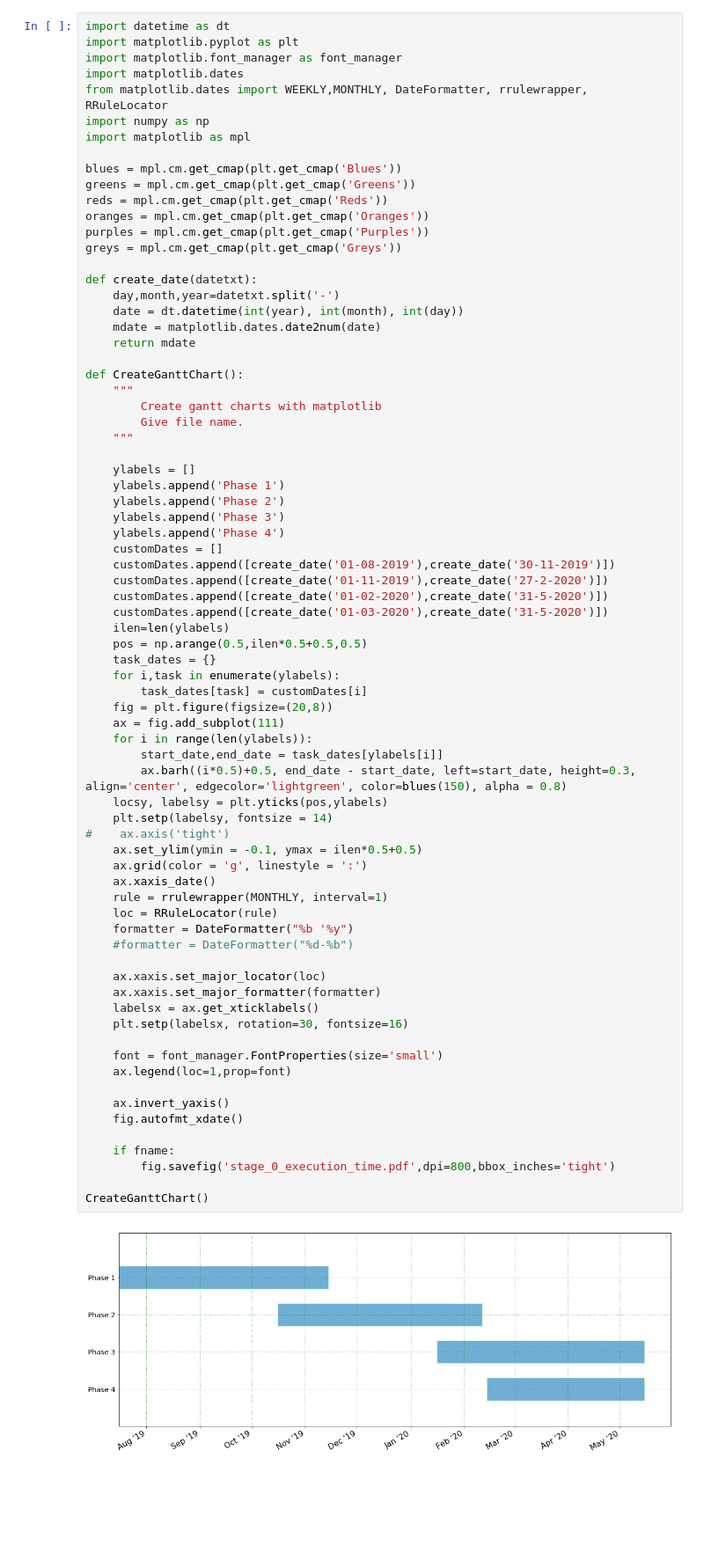
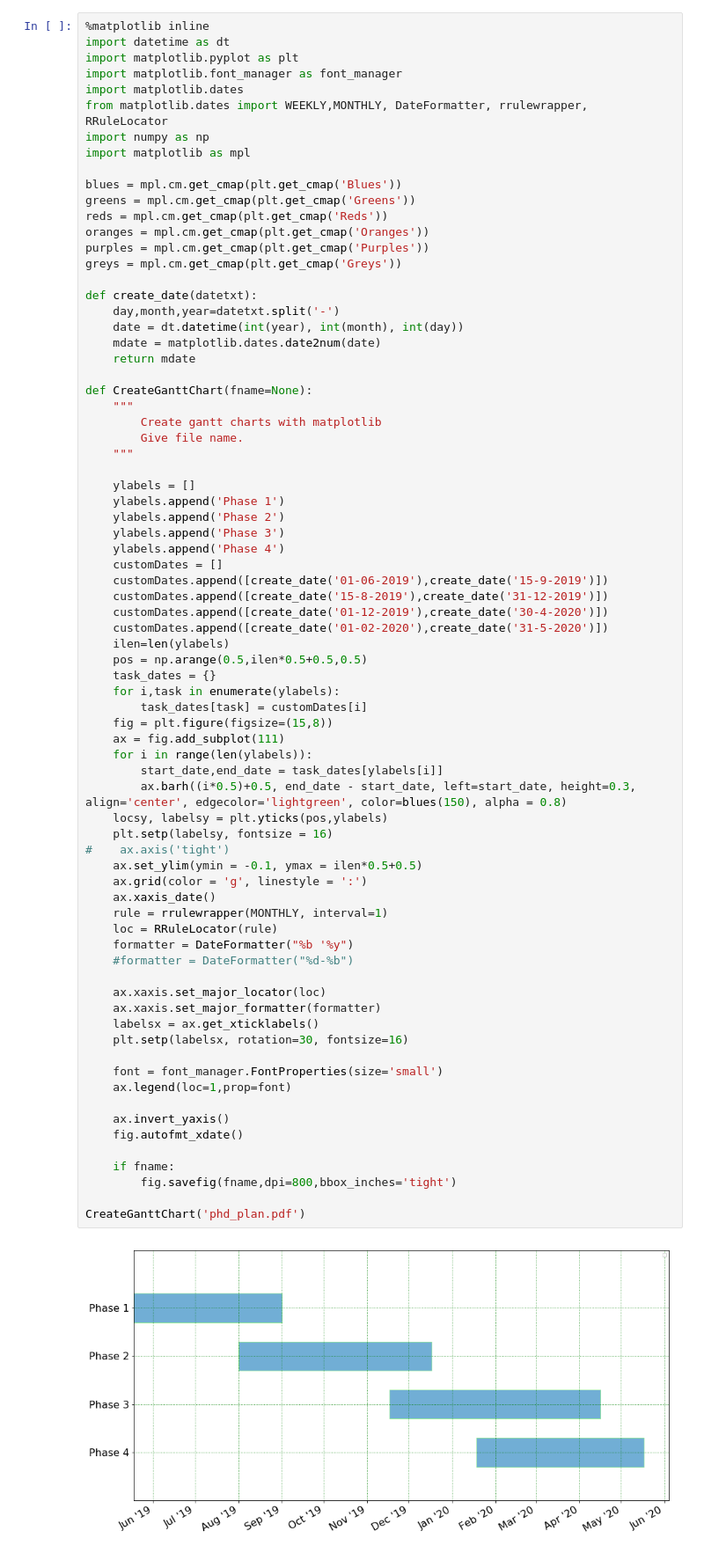
Before and after one commit to iparask/phd_dissertation, a Jupyter notebook: Proposal/GanttChart.ipynb, the cells around one changed output. Shown: that part at 88% size. Cells and saved outputs as stored; diff of their text form; blank space fills up the shorter version.

Commit message:
Updated plan

```diff
--- a/Proposal/GanttChart.ipynb
+++ b/Proposal/GanttChart.ipynb
@@ -1,4 +1,5 @@
 # %%
+%matplotlib inline
 import datetime as dt
 import matplotlib.pyplot as plt
 import matplotlib.font_manager as font_manager
@@ -20,7 +21,7 @@ def create_date(datetxt):
     mdate = matplotlib.dates.date2num(date)
     return mdate
 
-def CreateGanttChart():
+def CreateGanttChart(fname=None):
     """
         Create gantt charts with matplotlib
         Give file name.
@@ -32,45 +33,45 @@ def CreateGanttChart():
     ylabels.append('Phase 3')
     ylabels.append('Phase 4')
     customDates = []
-    customDates.append([create_date('01-08-2019'),create_date('30-11-2019')])
-    customDates.append([create_date('01-11-2019'),create_date('27-2-2020')])
+    customDates.append([create_date('01-06-2019'),create_date('15-9-2019')])
+    customDates.append([create_date('15-8-2019'),create_date('31-12-2019')])
+    customDates.append([create_date('01-12-2019'),create_date('30-4-2020')])
     customDates.append([create_date('01-02-2020'),create_date('31-5-2020')])
-    customDates.append([create_date('01-03-2020'),create_date('31-5-2020')])
     ilen=len(ylabels)
     pos = np.arange(0.5,ilen*0.5+0.5,0.5)
     task_dates = {}
     for i,task in enumerate(ylabels):
         task_dates[task] = customDates[i]
-    fig = plt.figure(figsize=(20,8))
+    fig = plt.figure(figsize=(15,8))
     ax = fig.add_subplot(111)
     for i in range(len(ylabels)):
         start_date,end_date = task_dates[ylabels[i]]
         ax.barh((i*0.5)+0.5, end_date - start_date, left=start_date, height=0.3, align='center', edgecolor='lightgreen', color=blues(150), alpha = 0.8)
     locsy, labelsy = plt.yticks(pos,ylabels)
-    plt.setp(labelsy, fontsize = 14)
+    plt.setp(labelsy, fontsize = 16)
 #    ax.axis('tight')
     ax.set_ylim(ymin = -0.1, ymax = ilen*0.5+0.5)
     ax.grid(color = 'g', linestyle = ':')
     ax.xaxis_date()
     rule = rrulewrapper(MONTHLY, interval=1)
     loc = RRuleLocator(rule)
     formatter = DateFormatter("%b '%y")
     #formatter = DateFormatter("%d-%b")
 
     ax.xaxis.set_major_locator(loc)
     ax.xaxis.set_major_formatter(formatter)
     labelsx = ax.get_xticklabels()
     plt.setp(labelsx, rotation=30, fontsize=16)
 
     font = font_manager.FontProperties(size='small')
     ax.legend(loc=1,prop=font)
 
     ax.invert_yaxis()
     fig.autofmt_xdate()
 
     if fname:
-        fig.savefig('stage_0_execution_time.pdf',dpi=800,bbox_inches='tight')
+        fig.savefig(fname,dpi=800,bbox_inches='tight')
 
-CreateGanttChart()
+CreateGanttChart('phd_plan.pdf')
 # %% [output]
-[figure, old version]
+[figure, new version]
```
Also changed, not shown: parts of 1 cell of this notebook, 1 other file.
